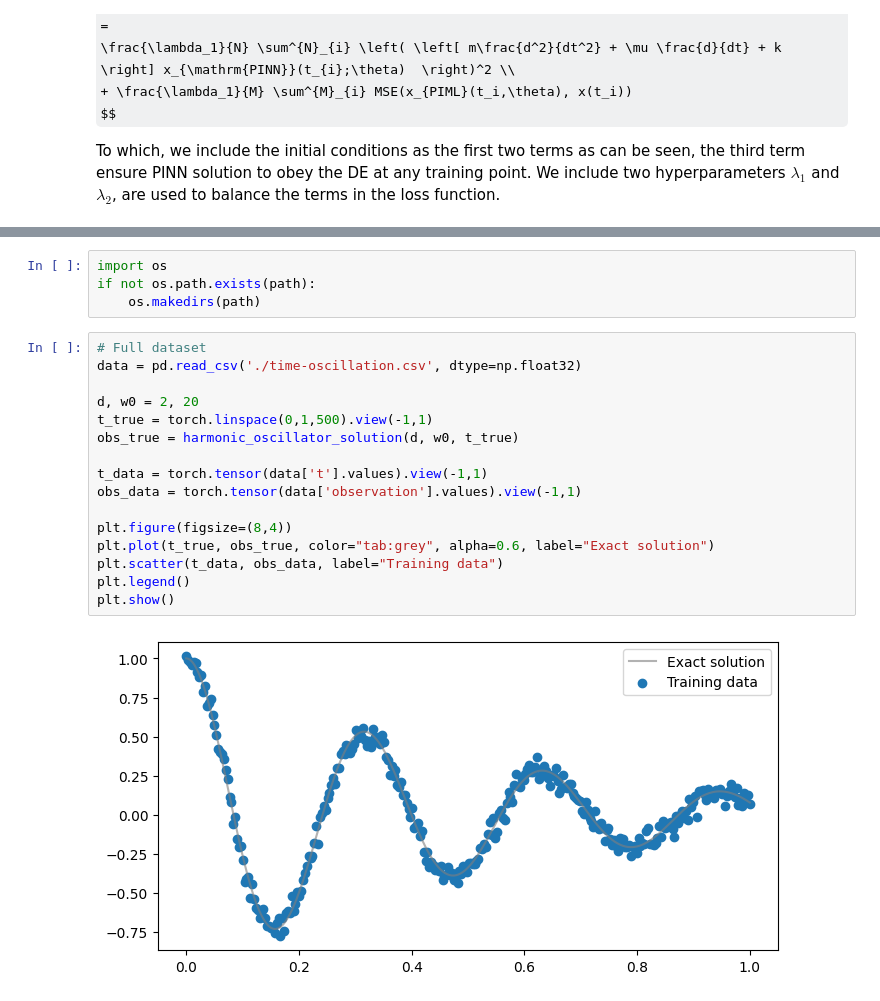
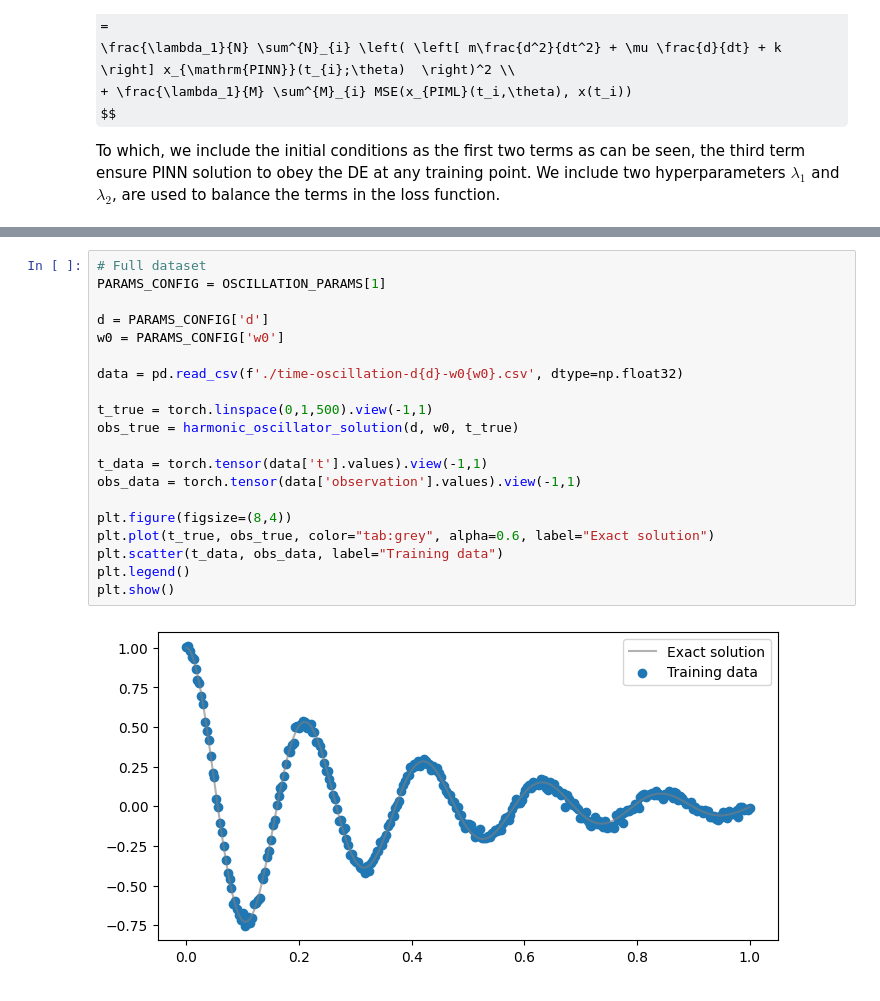
Before and after one commit to NNCT2904/harmonic-oscillator-pinn, a Jupyter notebook: Large_PINN_parameter_recovery.ipynb, the cells around one changed output, grey strips where cells are left out. Saved outputs shown, nothing was run; the diff lists cells and outputs as text; some formulas as TeX source.

```diff
--- a/Large_PINN_parameter_recovery.ipynb
+++ b/Large_PINN_parameter_recovery.ipynb
@@ -63,28 +62,28 @@ path = "./plots/PIML_2209"
 Backend check
 Use .to(device) to send vectors to backend!
 Backend detected: cuda
-# %%
-import os
-if not os.path.exists(path):
-    os.makedirs(path)
 # %%
 # Full dataset
-data = pd.read_csv('./time-oscillation.csv', dtype=np.float32)
+PARAMS_CONFIG = OSCILLATION_PARAMS[1]
 
-d, w0 = 2, 20
+d = PARAMS_CONFIG['d']
+w0 = PARAMS_CONFIG['w0']
+
+data = pd.read_csv(f'./time-oscillation-d{d}-w0{w0}.csv', dtype=np.float32)
+
 t_true = torch.linspace(0,1,500).view(-1,1)
 obs_true = harmonic_oscillator_solution(d, w0, t_true)
 
 t_data = torch.tensor(data['t'].values).view(-1,1)
 obs_data = torch.tensor(data['observation'].values).view(-1,1)
 
 plt.figure(figsize=(8,4))
 plt.plot(t_true, obs_true, color="tab:grey", alpha=0.6, label="Exact solution")
 plt.scatter(t_data, obs_data, label="Training data")
 plt.legend()
 plt.show()
 # %% [output]
-[figure, old version]
+[figure, new version]
 # %%
 total = 100
 percentage = 55
```
Also changed, not shown: parts of 11 cells of this notebook, 4 other files.
